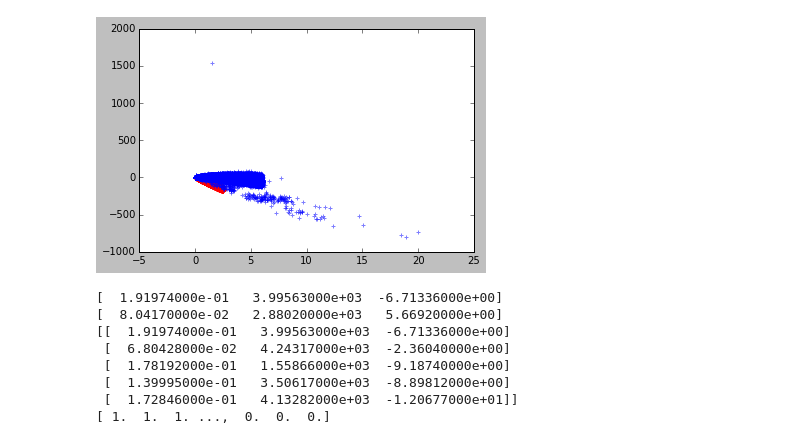
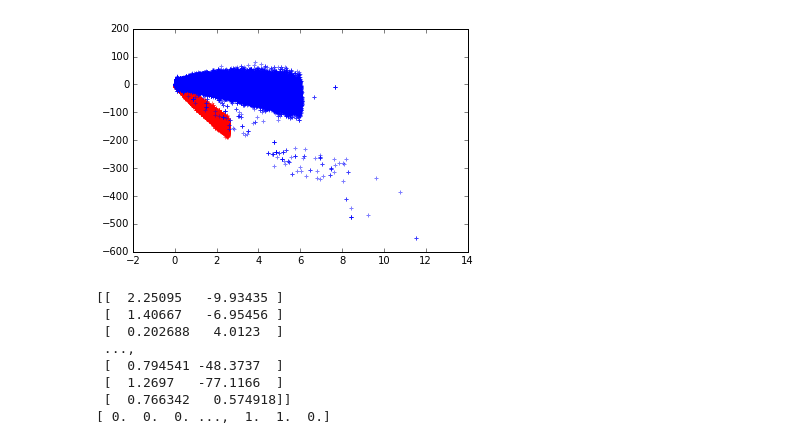
Before and after one commit to BillyLiggins/alphaBetaClassifier, a Jupyter notebook: machineLearning/notebook.ipynb, the cells around one changed output. Cells and saved outputs as stored; diff of their text form; code cells hidden in the pictures.

```diff
--- a/machineLearning/notebook.ipynb
+++ b/machineLearning/notebook.ipynb
@@ -9,12 +15,2 @@ from sklearn.cross_validation import train_test_split
 
 import matplotlib.cm as cm
-# %%
-data_bi=np.loadtxt("Classifier_data_bi_sample.dat",skiprows=1,delimiter=",",usecols=(0,1,2))
-target_bi=np.ones(data_bi.shape[0])
-data_po=np.loadtxt("Classifier_data_po_sample.dat",skiprows=1,delimiter=",",usecols=(0,1,2))
-target_po=np.zeros(data_po.shape[0])
-
-data_bi=np.loadtxt("Classifier_data_bi.dat",skiprows=1,delimiter=",",usecols=(0,1,2))
-target_bi=np.ones(data_bi.shape[0])
-data_po=np.loadtxt("Classifier_data_po.dat",skiprows=1,delimiter=",",usecols=(0,1,2))
-target_po=np.zeros(data_po.shape[0])
@@ -40,22 +29,48 @@ NameError: name 'm' is not defined
+# %%
+Uncleaned_bi=np.loadtxt("Classifier_data_bi.dat",skiprows=1,delimiter=",")
+shuffle(Uncleaned_bi)
+
+Uncleaned_po=np.loadtxt("Classifier_data_po.dat",skiprows=1,delimiter=",")
+shuffle(Uncleaned_po)
+# %%
+def makeData(radCut):
+    data_bi=[]
+    data_po=[]
+    for el in Uncleaned_bi:
+        if el[3]==1.0 and el[4]==0.0 and el[1]<radCut:
+            data_bi.append([el[0],el[2]])
+
+    #shuffle(data_bi)
+    data_bi=np.array(data_bi)
+    target_bi=np.ones(data_bi.shape[0])
+
+    for el in Uncleaned_po:
+        if el[3]==1.0 and el[4]==0.0 and el[1]<radCut:
+            data_po.append([el[0],el[2]])
+    #shuffle(data_po)
+    data_po=np.array(data_po)
+    target_po=np.zeros(data_po.shape[0])
+    return data_bi,data_po,target_bi,target_po
+# %%
+data_bi,data_po,target_bi,target_po = makeData(4000)
 # %%
-plt.scatter(data_bi[:,0], data_bi[:,2], c='red', alpha=0.5,marker='+')
-plt.scatter(data_po[:,0], data_po[:,2], c='blue', alpha=0.5,marker='+')
+plt.scatter(data_bi[:,0], data_bi[:,1], c='red', alpha=0.5,marker='+')
+plt.scatter(data_po[:,0], data_po[:,1], c='blue', alpha=0.5,marker='+')
 plt.show()
 # %% [output]
-[figure, old version]
+[figure, new version]
 # %%
-print data_bi[0]
-print data_po[0]
 data=np.concatenate((data_bi,data_po))
 target=np.concatenate((target_bi,target_po))
-print data[:5]
-print target[:-1]
+X_train, X_test, y_train, y_test = train_test_split(data, target, random_state=42)
+print X_test
+print y_test
 # %% [output]
-[  1.91974000e-01   3.99563000e+03  -6.71336000e+00]
-[  8.04170000e-02   2.88020000e+03   5.66920000e+00]
-[[  1.91974000e-01   3.99563000e+03  -6.71336000e+00]
- [  6.80428000e-02   4.24317000e+03  -2.36040000e+00]
- [  1.78192000e-01   1.55866000e+03  -9.18740000e+00]
- [  1.39995000e-01   3.50617000e+03  -8.89812000e+00]
- [  1.72846000e-01   4.13282000e+03  -1.20677000e+01]]
-[ 1.  1.  1. ...,  0.  0.  0.]
+[[  2.25095   -9.93435 ]
+ [  1.40667   -6.95456 ]
+ [  0.202688   4.0123  ]
+ ...,
+ [  0.794541 -48.3737  ]
+ [  1.2697   -77.1166  ]
+ [  0.766342   0.574918]]
+[ 0.  0.  0. ...,  1.  1.  0.]
```
Also changed, not shown: parts of 15 cells of this notebook, 2 other files.
